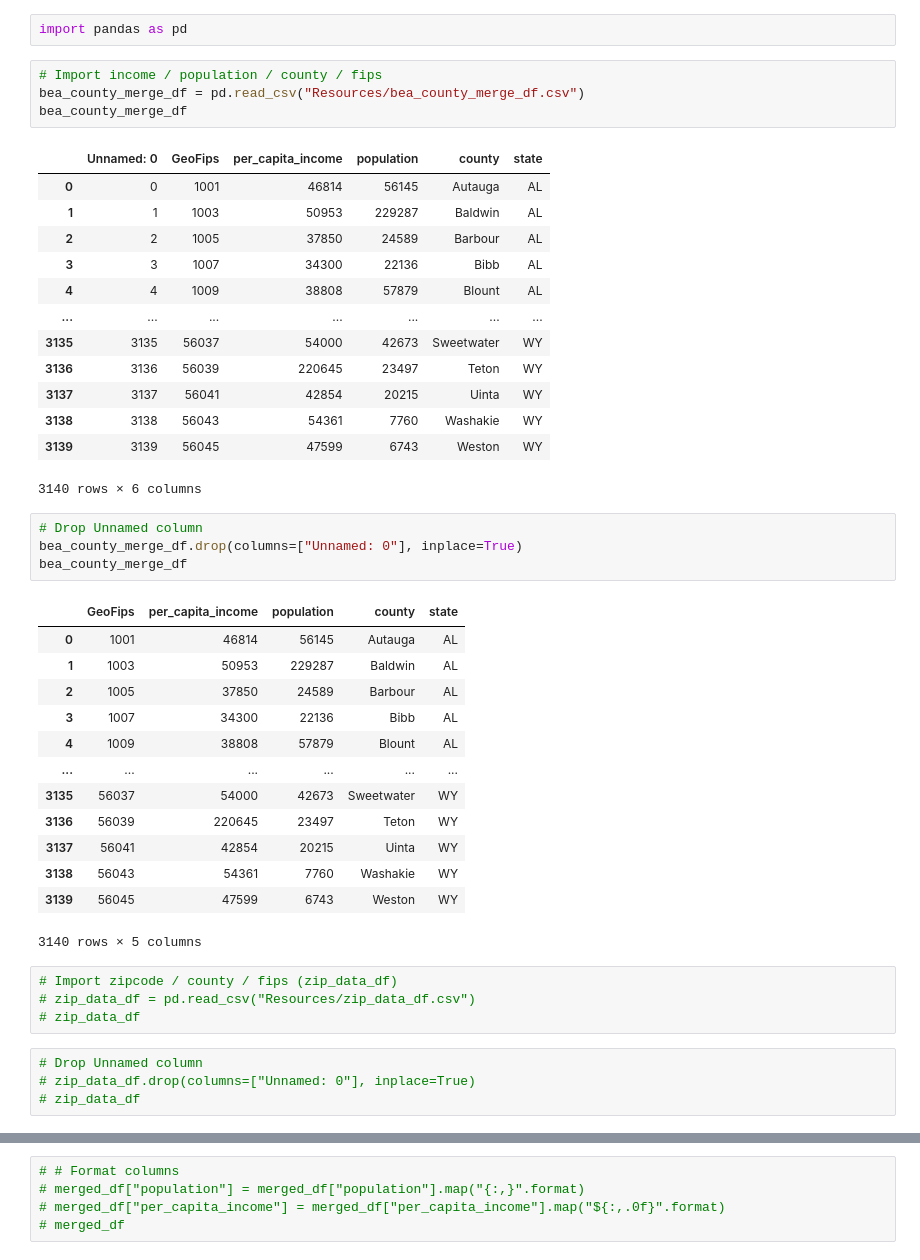
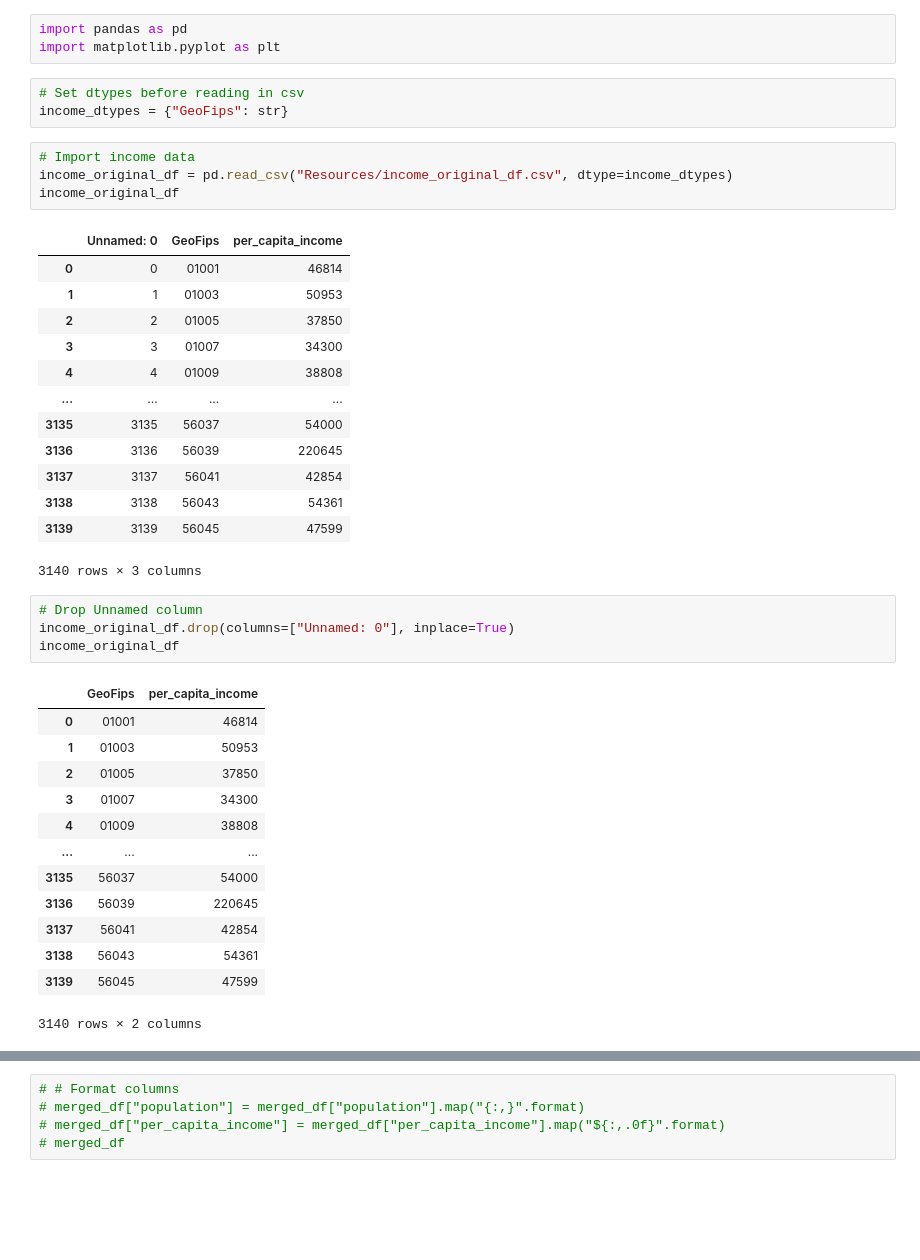
Before and after one commit to JacquelineCl/group_project, a Jupyter notebook: Merged_Data.ipynb, the cells around one changed output, grey strips where cells are left out. Drawn from its saved outputs; the diff is of its cells as text; blank space fills up the shorter version.

```diff
--- a/Merged_Data.ipynb
+++ b/Merged_Data.ipynb
@@ -1,46 +1,42 @@
 # %%
 import pandas as pd
+import matplotlib.pyplot as plt
+# %%
+# Set dtypes before reading in csv
+income_dtypes = {"GeoFips": str}
 # %%
-# Import income / population / county / fips
-bea_county_merge_df = pd.read_csv("Resources/bea_county_merge_df.csv")
-bea_county_merge_df
+# Import income data
+income_original_df = pd.read_csv("Resources/income_original_df.csv", dtype=income_dtypes)
+income_original_df
 # %% [output]
-|  | Unnamed: 0 | GeoFips | per_capita_income | population | county | state |
-| 0 | 0 | 1001 | 46814 | 56145 | Autauga | AL |
-| 1 | 1 | 1003 | 50953 | 229287 | Baldwin | AL |
-| 2 | 2 | 1005 | 37850 | 24589 | Barbour | AL |
-| 3 | 3 | 1007 | 34300 | 22136 | Bibb | AL |
-| 4 | 4 | 1009 | 38808 | 57879 | Blount | AL |
-| ... | ... | ... | ... | ... | ... | ... |
-| 3135 | 3135 | 56037 | 54000 | 42673 | Sweetwater | WY |
-| 3136 | 3136 | 56039 | 220645 | 23497 | Teton | WY |
-| 3137 | 3137 | 56041 | 42854 | 20215 | Uinta | WY |
-| 3138 | 3138 | 56043 | 54361 | 7760 | Washakie | WY |
-| 3139 | 3139 | 56045 | 47599 | 6743 | Weston | WY |
+|  | Unnamed: 0 | GeoFips | per_capita_income |
+| 0 | 0 | 01001 | 46814 |
+| 1 | 1 | 01003 | 50953 |
+| 2 | 2 | 01005 | 37850 |
+| 3 | 3 | 01007 | 34300 |
+| 4 | 4 | 01009 | 38808 |
+| ... | ... | ... | ... |
+| 3135 | 3135 | 56037 | 54000 |
+| 3136 | 3136 | 56039 | 220645 |
+| 3137 | 3137 | 56041 | 42854 |
+| 3138 | 3138 | 56043 | 54361 |
+| 3139 | 3139 | 56045 | 47599 |
-3140 rows × 6 columns
+3140 rows × 3 columns
 # %%
 # Drop Unnamed column
-bea_county_merge_df.drop(columns=["Unnamed: 0"], inplace=True)
-bea_county_merge_df
+income_original_df.drop(columns=["Unnamed: 0"], inplace=True)
+income_original_df
 # %% [output]
-|  | GeoFips | per_capita_income | population | county | state |
-| 0 | 1001 | 46814 | 56145 | Autauga | AL |
-| 1 | 1003 | 50953 | 229287 | Baldwin | AL |
-| 2 | 1005 | 37850 | 24589 | Barbour | AL |
-| 3 | 1007 | 34300 | 22136 | Bibb | AL |
-| 4 | 1009 | 38808 | 57879 | Blount | AL |
-| ... | ... | ... | ... | ... | ... |
-| 3135 | 56037 | 54000 | 42673 | Sweetwater | WY |
-| 3136 | 56039 | 220645 | 23497 | Teton | WY |
-| 3137 | 56041 | 42854 | 20215 | Uinta | WY |
-| 3138 | 56043 | 54361 | 7760 | Washakie | WY |
-| 3139 | 56045 | 47599 | 6743 | Weston | WY |
+|  | GeoFips | per_capita_income |
+| 0 | 01001 | 46814 |
+| 1 | 01003 | 50953 |
+| 2 | 01005 | 37850 |
+| 3 | 01007 | 34300 |
+| 4 | 01009 | 38808 |
+| ... | ... | ... |
+| 3135 | 56037 | 54000 |
+| 3136 | 56039 | 220645 |
+| 3137 | 56041 | 42854 |
+| 3138 | 56043 | 54361 |
+| 3139 | 56045 | 47599 |
-3140 rows × 5 columns
+3140 rows × 2 columns
-# %%
-# Import zipcode / county / fips (zip_data_df)
-# zip_data_df = pd.read_csv("Resources/zip_data_df.csv")
-# zip_data_df
-# %%
-# Drop Unnamed column
-# zip_data_df.drop(columns=["Unnamed: 0"], inplace=True)
-# zip_data_df
```
Also changed, not shown: parts of 45 cells of this notebook, 12 other files.
